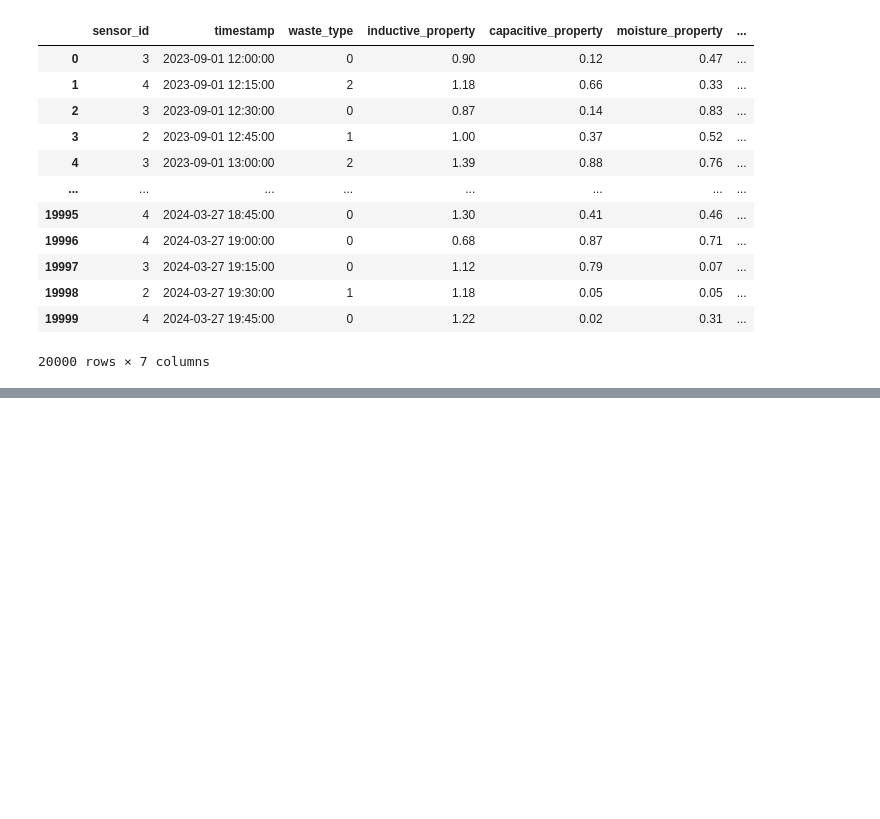
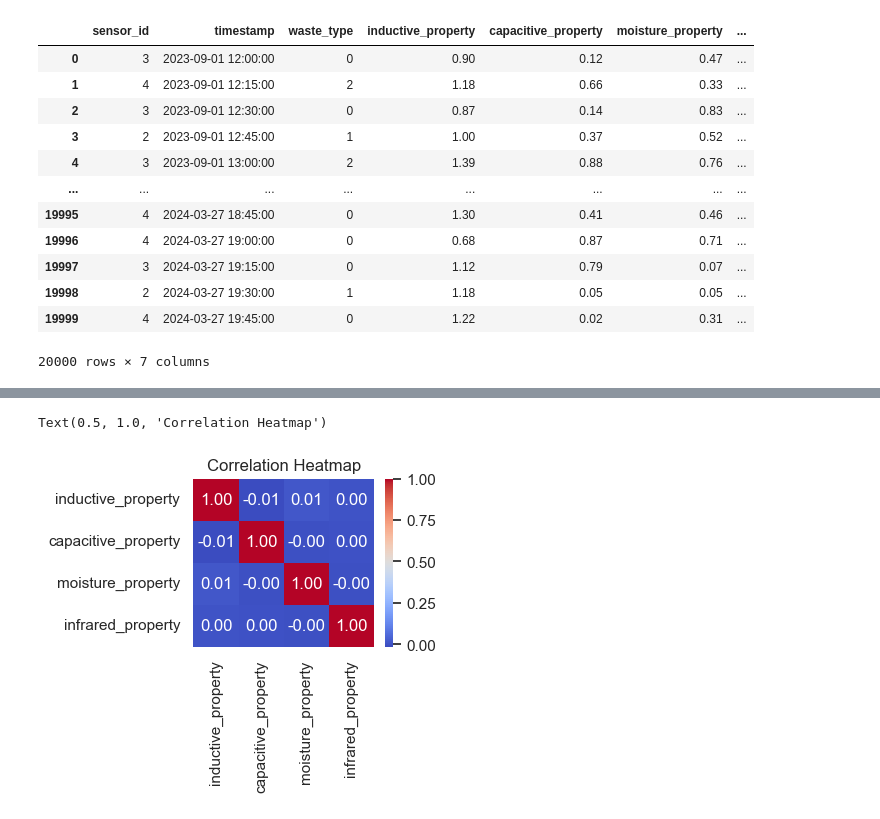
Before and after one commit to AtharvaDomale/Waste_Management_Project, a Jupyter notebook: main.ipynb, the cells around one changed output, grey strips where cells are left out. Cells and saved outputs as stored; diff of their text form; code cells hidden in the pictures; blank space fills up the shorter version.

```diff
--- a/main.ipynb
+++ b/main.ipynb
@@ -86,0 +138,9 @@ z_scores = waste_data[numeric_columns].apply(zscore)
+# %%
+# 3. Correlation heatmap
+plt.subplot(2, 2, 3)
+corr = cleaned_data[numeric_columns].corr()
+sns.heatmap(corr, annot=True, cmap="coolwarm", fmt=".2f")
+plt.title('Correlation Heatmap')
+# %% [output]
+Text(0.5, 1.0, 'Correlation Heatmap')
+[figure, added]
```
Also changed, not shown: parts of 11 cells of this notebook, 1 other file.
